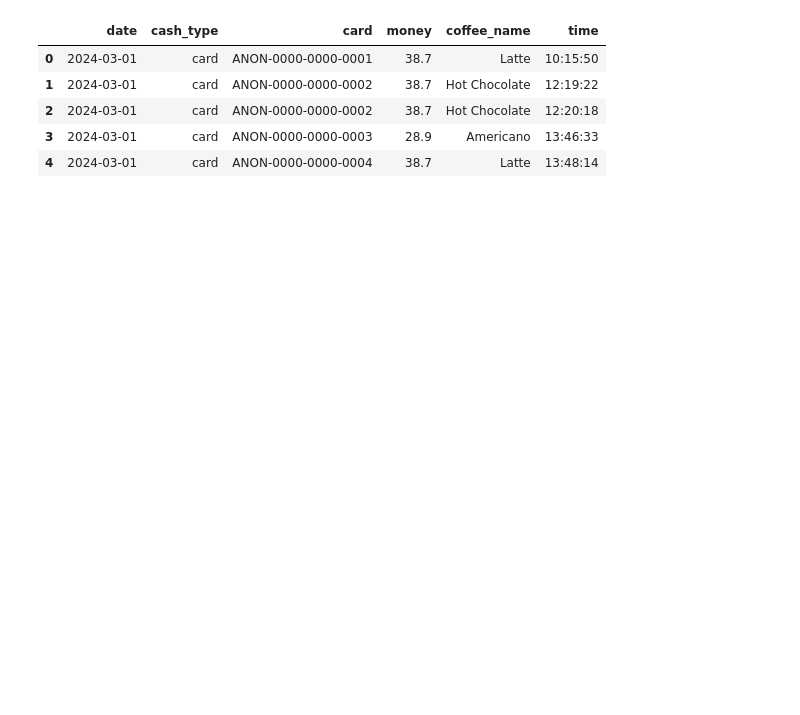
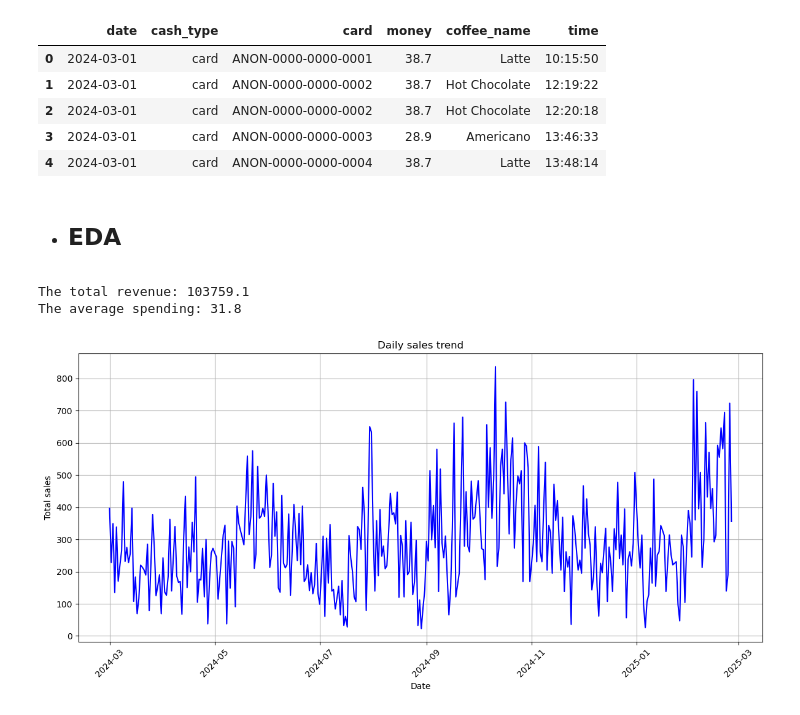
Before and after one commit to AdemCE-eng/CoffeeSales, a Jupyter notebook: Coffee_Sales_Analysis.ipynb, the cells around one changed output. Cells and saved outputs as stored; diff of their text form; code cells hidden in the pictures; blank space fills up the shorter version.

Commit message:
Finished Coffee Sales Analysis and added visualizations

```diff
--- a/Coffee_Sales_Analysis.ipynb
+++ b/Coffee_Sales_Analysis.ipynb
@@ -52,3 +52,26 @@ df.head()
 | 2 | 2024-03-01 | card | ANON-0000-0000-0002 | 38.7 | Hot Chocolate | 12:20:18 |
 | 3 | 2024-03-01 | card | ANON-0000-0000-0003 | 28.9 | Americano | 13:46:33 |
 | 4 | 2024-03-01 | card | ANON-0000-0000-0004 | 38.7 | Latte | 13:48:14 |
+# %% [markdown]
+* ## EDA
+# %%
+# Total Revenue and average spending per transaction
+print("The total revenue: {:.1f}".format(df["money"].sum()))
+print("The average spending: {:.1f}".format(df["money"].mean()))
+# %% [output]
+The total revenue: 103759.1
+The average spending: 31.8
+# %%
+# Daily sales chart
+daily_sales = df.groupby("date").sum()["money"]
+plt.figure(figsize=(12,6))
+plt.plot(daily_sales.index, daily_sales.values, color='b')
+plt.xlabel("Date")
+plt.ylabel("Total sales")
+plt.title("Daily sales trend")
+plt.xticks(rotation=45)
+plt.grid()
+plt.tight_layout()
+plt.show()
+# %% [output]
+[figure, added]
```
Also changed, not shown: parts of 22 cells of this notebook, 9 other files.
